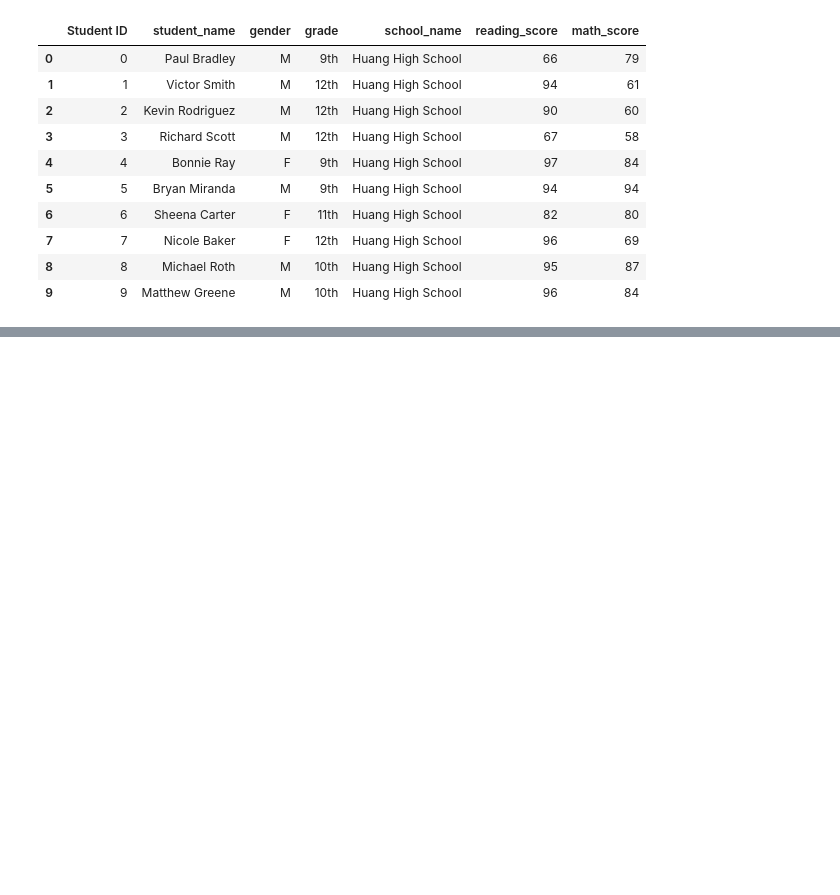
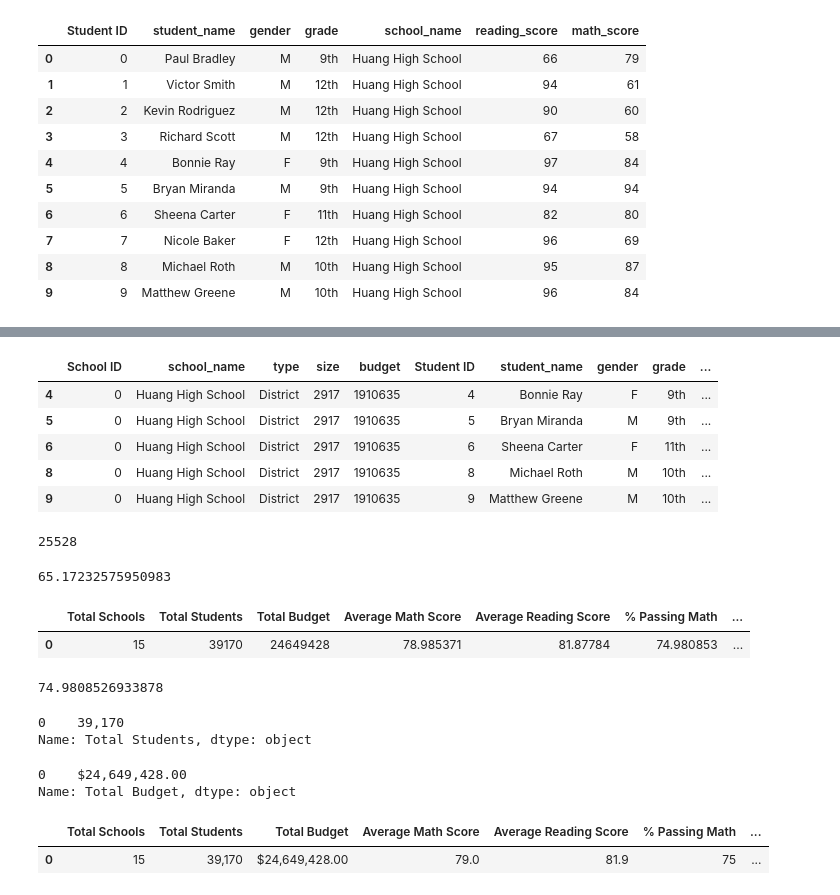
Before and after one commit to pojones/School_Disctrict_Analysis, a Jupyter notebook: PyCitySchools.ipynb, the cells around one changed output, grey strips where cells are left out. Cells and saved outputs as stored; diff of their text form; code cells hidden in the pictures; blank space fills up the shorter version.

```diff
--- a/PyCitySchools.ipynb
+++ b/PyCitySchools.ipynb
@@ -193,0 +363,43 @@ student_data_df.head(10)
+# %%
+# Calculate the students who passed both math and reading.
+passing_math_reading = school_data_complete_df[(school_data_complete_df["math_score"] >= 70) & (school_data_complete_df["reading_score"] >= 70)]
+# from the complete dataframe, we select students who have passed math and reading and placed them in new dataframe
+passing_math_reading.head()
+# print the dataframe's first five lines
+# %% [output]
+|  | School ID | school_name | type | size | budget | Student ID | student_name | gender | grade | ... |
+| 4 | 0 | Huang High School | District | 2917 | 1910635 | 4 | Bonnie Ray | F | 9th | ... |
+| 5 | 0 | Huang High School | District | 2917 | 1910635 | 5 | Bryan Miranda | M | 9th | ... |
+| 6 | 0 | Huang High School | District | 2917 | 1910635 | 6 | Sheena Carter | F | 11th | ... |
+| 8 | 0 | Huang High School | District | 2917 | 1910635 | 8 | Michael Roth | M | 10th | ... |
+| 9 | 0 | Huang High School | District | 2917 | 1910635 | 9 | Matthew Greene | M | 10th | ... |
+# %%
+overall_passing_math_reading_count = passing_math_reading["student_name"].count()
+# count the number of students in passing_math_reading list
+overall_passing_math_reading_count
+# print the number of students who passed both math and reading
+# %% [output]
+25528
+# %%
+overall_passing_percentage = overall_passing_math_reading_count / student_count * 100
+# calculate the ratio of students who passed both math and reading to the total student count
+overall_passing_percentage
+# print the percentage number of students who passed both math and reading
+# %% [output]
+65.17232575950983
+# %%
+district_summary_df = pd.DataFrame(
+          [{"Total Schools": school_count,
+          "Total Students": student_count,
+          "Total Budget": total_budget,
+          "Average Math Score": average_math_score,
+          "Average Reading Score": average_reading_score,
+          "% Passing Math": passing_math_percentage,
+         "% Passing Reading": passing_reading_percentage,
+        "% Overall Passing": overall_passing_percentage}])
+        # creates a new dataframe with specific keys, arranged with a list of values
+district_summary_df
+# print the dataframe
+# %% [output]
+|  | Total Schools | Total Students | Total Budget | Average Math Score | Average Reading Score | % Passing Math | ... |
+| 0 | 15 | 39170 | 24649428 | 78.985371 | 81.87784 | 74.980853 | ... |
@@ -193,0 +414,23 @@ student_data_df.head(10)
+# %%
+passing_math_percent(passing_math_count, student_count)
+# call the 'passing_math_percent' function, using our student count variables from before
+# %% [output]
+74.9808526933878
+# %%
+district_summary_df["Total Students"] = district_summary_df["Total Students"].map("{:,}".format)
+# format the 'Total Students' section of the district_summary_df to have a comma for the thousands separator
+
+district_summary_df["Total Students"]
+# print the new 'Total Students' section from the dataframe
+# %% [output]
+0    39,170
+Name: Total Students, dtype: object
+# %%
+district_summary_df["Total Budget"] = district_summary_df["Total Budget"].map("${:,.2f}".format)
+# format the 'Total Budget' section of the dataframe to have comma for thousands separator, decimal separator, and a "$".
+
+district_summary_df["Total Budget"]
+# print the 'Total Budget' section of dataframe
+# %% [output]
+0    $24,649,428.00
+Name: Total Budget, dtype: object
@@ -193,0 +448,6 @@ student_data_df.head(10)
+# %%
+district_summary_df
+# display district_summary_df
+# %% [output]
+|  | Total Schools | Total Students | Total Budget | Average Math Score | Average Reading Score | % Passing Math | ... |
+| 0 | 15 | 39,170 | $24,649,428.00 | 79.0 | 81.9 | 75 | ... |
```
Also changed, not shown: parts of 19 cells of this notebook.
